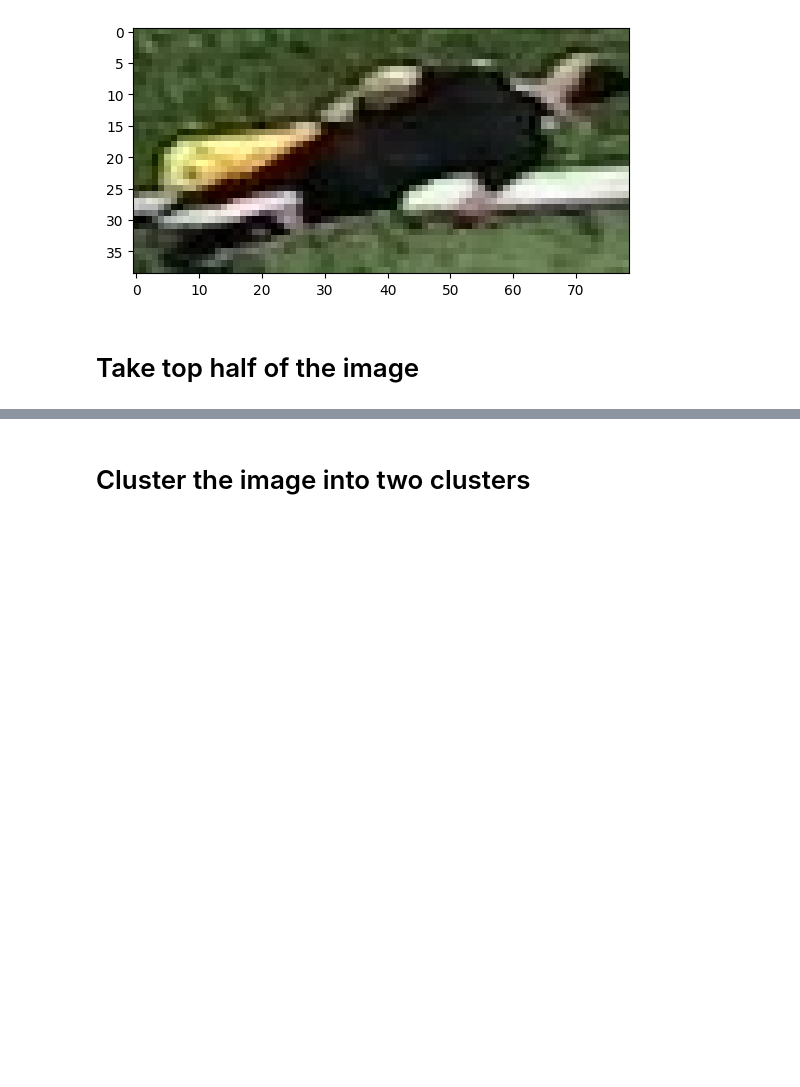
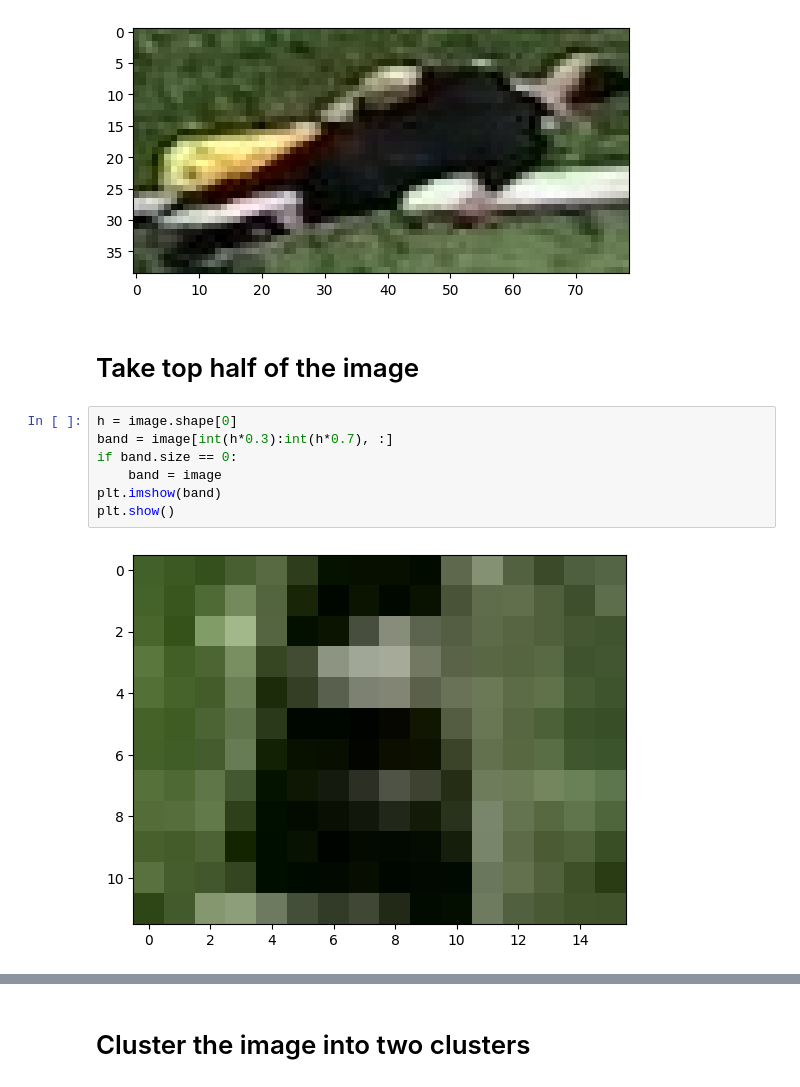
Before and after one commit to lounico84/Computer-Vision-FCH, a Jupyter notebook: developement_and_analysis/color_assignment.ipynb, the cells around one changed output, grey strips where cells are left out. Cells and saved outputs as stored; diff of their text form; blank space fills up the shorter version.

```diff
--- a/developement_and_analysis/color_assignment.ipynb
+++ b/developement_and_analysis/color_assignment.ipynb
@@ -14,6 +14,15 @@ plt.show()
 [figure]
 # %% [markdown]
 # Take top half of the image
+# %%
+h = image.shape[0]
+band = image[int(h*0.3):int(h*0.7), :]
+if band.size == 0:
+    band = image
+plt.imshow(band)
+plt.show()
+# %% [output]
+[figure, added]
 # %%
 top_half_image = image[0: int(image.shape[0]/2), :]
 plt.imshow(top_half_image)
```
Also changed, not shown: parts of 5 cells of this notebook, 7 other files.
